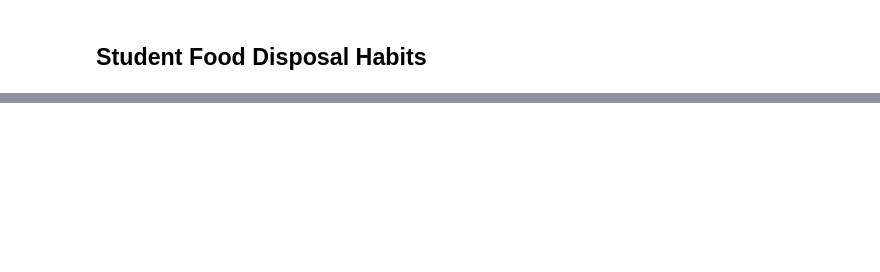
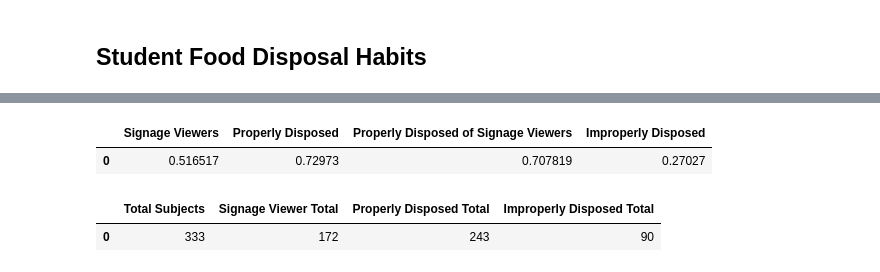
Before and after one commit to ohasis/meat-your-maker, a Jupyter notebook: Meat Your Maker.ipynb, the cells around one changed output, grey strips where cells are left out. Saved outputs shown, nothing was run; the diff lists cells and outputs as text; code cells hidden in the pictures; blank space fills up the shorter version.

```diff
--- a/Meat Your Maker.ipynb
+++ b/Meat Your Maker.ipynb
@@ -206,0 +135,8 @@ array([<AxesSubplot:ylabel='Improperly Disposed Total'>], dtype=object)
+# %%
+df_sums['Properly Disposed'] = df_sums.loc[:,'Properly Disposed Total'].div(df_sums.loc[:,'Total Subjects'])
+# %%
+df_sums['Properly Disposed of Signage Viewers'] = df_sums.loc[:,'Signage Viewer Total'].div(df_sums.loc[:,'Properly Disposed Total'])
+# %%
+df_sums['Improperly Disposed'] = df_sums.loc[:,'Improperly Disposed Total'].div(df_sums.loc[:,'Total Subjects'])
+# %%
+df_percent = df_sums[['Signage Viewers','Properly Disposed','Properly Disposed of Signage Viewers','Improperly Disposed']].copy()
@@ -206,0 +145,10 @@ array([<AxesSubplot:ylabel='Improperly Disposed Total'>], dtype=object)
+# %%
+df_percent
+# %% [output]
+|  | Signage Viewers | Properly Disposed | Properly Disposed of Signage Viewers | Improperly Disposed |
+| 0 | 0.516517 | 0.72973 | 0.707819 | 0.27027 |
+# %%
+df_sums
+# %% [output]
+|  | Total Subjects | Signage Viewer Total | Properly Disposed Total | Improperly Disposed Total |
+| 0 | 333 | 172 | 243 | 90 |
```
Also changed, not shown: parts of 22 cells of this notebook.
